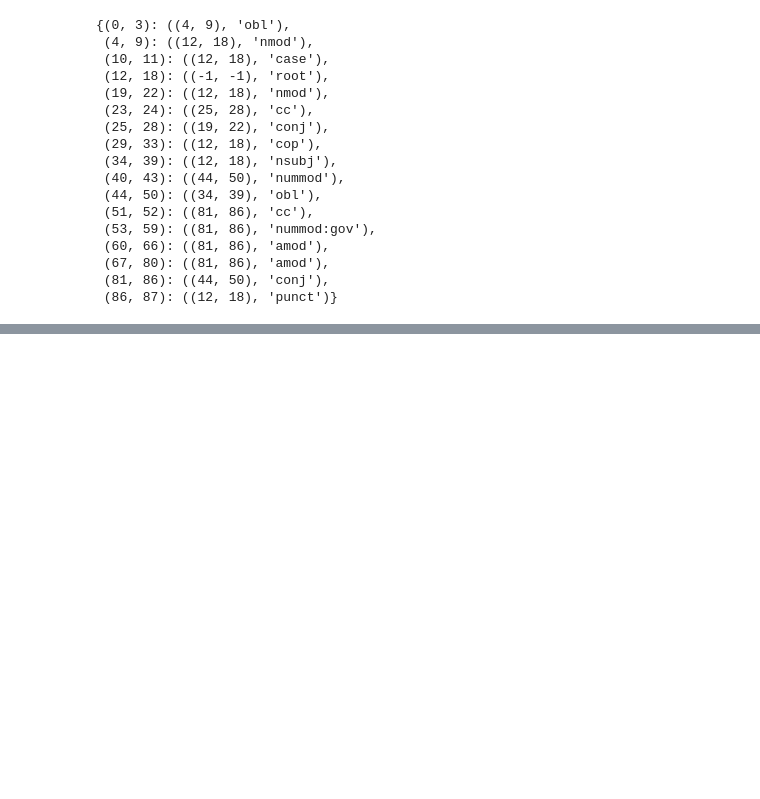
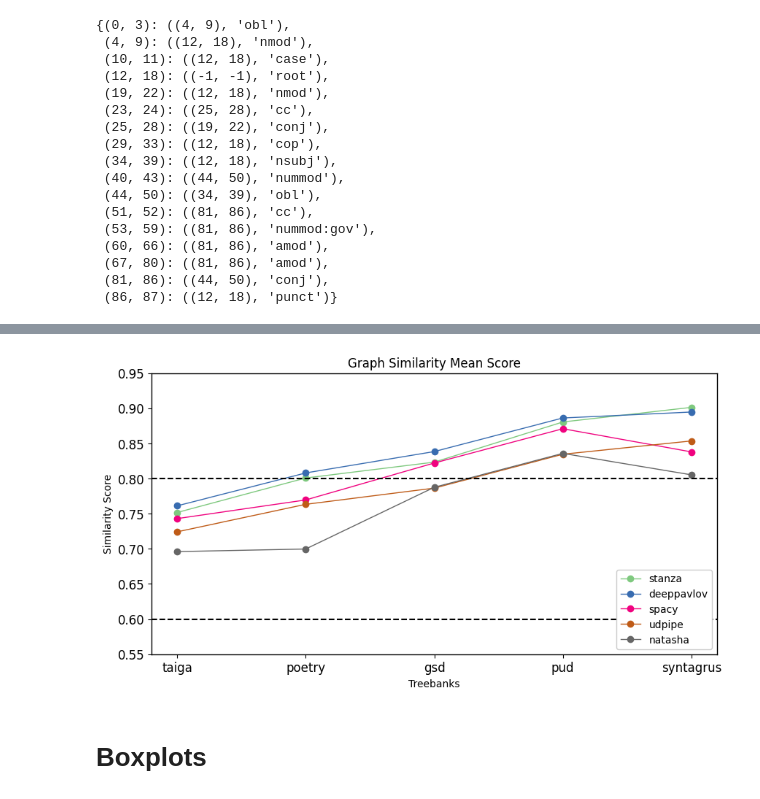
Before and after one commit to Derinhelm/parser_stat, a Jupyter notebook: MMD_Russian_parser_statistics.ipynb, the cells around one changed output, grey strips where cells are left out. Drawn from its saved outputs; the diff is of its cells as text; code cells hidden in the pictures; blank space fills up the shorter version.

```diff
--- a/MMD_Russian_parser_statistics.ipynb
+++ b/MMD_Russian_parser_statistics.ipynb
@@ -494,0 +556,15 @@ MMD (WL): 0.00620483
+# %%
+similarity_results = {}
+
+for parser_key in be_parser_res.keys():
+    similarity_results[parser_key] = {}
+    for treebank_key in be_treebanks.keys():
+        print(treebank_key)
+        Graphs_P1 = []
+        for k, item in be_treebanks[treebank_key].items():
+            Graphs_P1.append(networkx_formatter(item, nx.DiGraph()))
+        Graphs_Q1 = []
+        for k, item in be_parser_res[parser_key][treebank_key].items():
+            Graphs_Q1.append(networkx_formatter(item, nx.DiGraph()))
+
+        similarity_results[parser_key][treebank_key] = new_wl_ker1(Graphs_P1, Graphs_Q1, h=3)
@@ -494,0 +666,37 @@ MMD (WL): 0.00620483
+# %%
+import matplotlib.pyplot as plt
+from matplotlib import colormaps
+
+def draw_similarity_values(ax, data, title="Graph Similarity Mean Score"):
+    colors = colormaps['Accent'].colors
+    colors = (colors[0],) + colors[4:]
+
+    for parser_i, p in enumerate(parser_names[::-1]):
+        values = [np.mean(data[p][t]) for t in treebank_names]
+        ax.plot(treebank_names, values,
+                color=colors[parser_i],
+                label=p,
+                marker='.',
+                linewidth=1,
+                markersize=12)
+
+    ax.legend(loc='lower right', framealpha=1.0)
+    ax.set_title(title)
+
+    ax.axhline(y=0.6, color="black", linestyle="--")
+    ax.axhline(y=0.8, color="black", linestyle="--")
+    ax.set_ylim([0.55, 0.95])
+
+    ax.set_xlabel("Treebanks")
+    ax.set_ylabel("Similarity Score")
+
+plt.figure(figsize=(10, 5))
+ax = plt.gca()
+
+draw_similarity_values(ax, similarity_results)
+
+plt.show()
+# %% [output]
+[figure, added]
+# %% [markdown]
+# Boxplots
```
Also changed, not shown: parts of 30 cells of this notebook.
